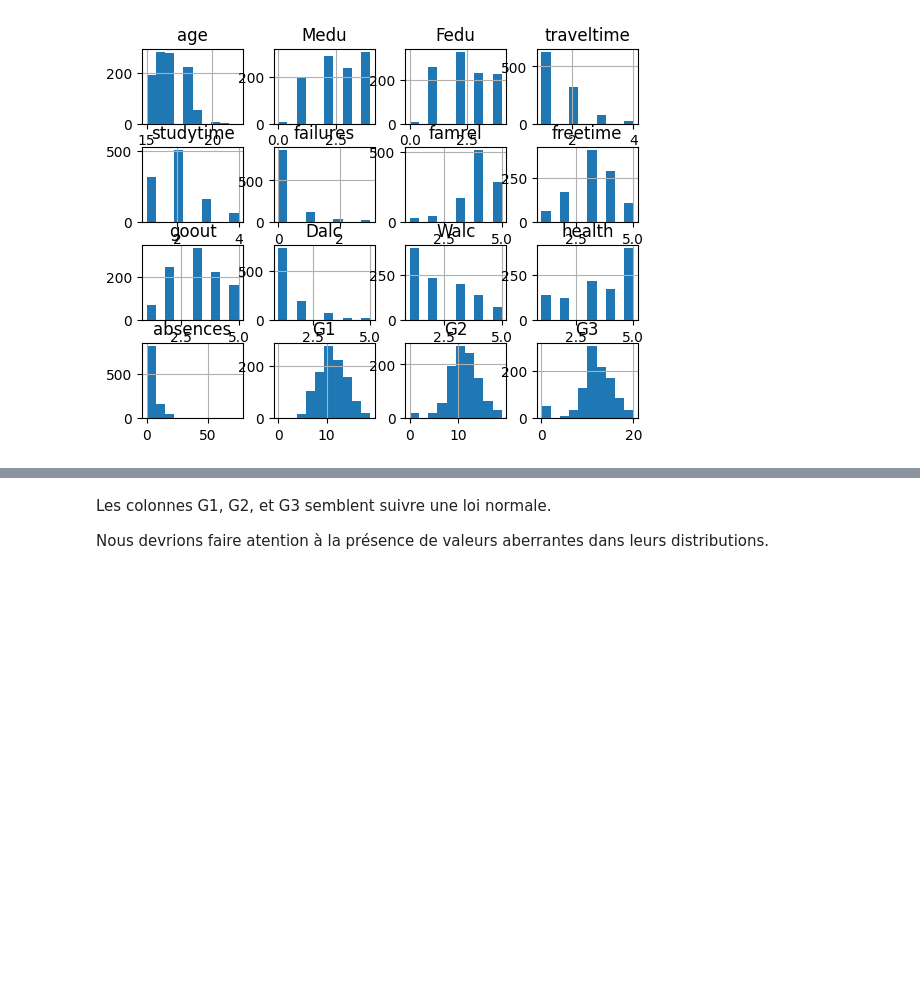
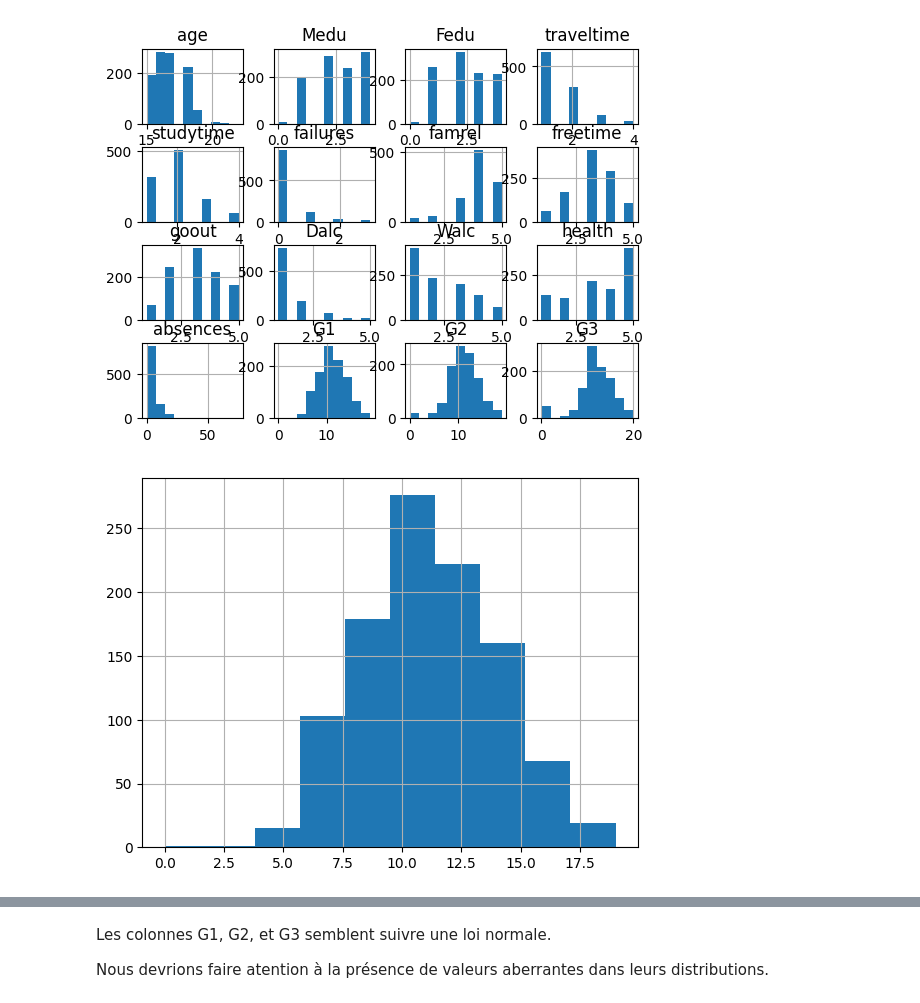
Before and after one commit to Grouloo/projet-chef-doeuvre, a Jupyter notebook: matrice-notebook.ipynb, the cells around one changed output, grey strips where cells are left out. Drawn from its saved outputs; the diff is of its cells as text; code cells hidden in the pictures; blank space fills up the shorter version.

```diff
--- a/matrice-notebook.ipynb
+++ b/matrice-notebook.ipynb
@@ -147,3 +148,8 @@ merged.hist()
 plt.show()
 # %% [output]
 [figure]
+# %%
+merged['G1'].hist()
+plt.show()
+# %% [output]
+[figure, added]
```
Also changed, not shown: parts of 22 cells of this notebook, 3 other files.
